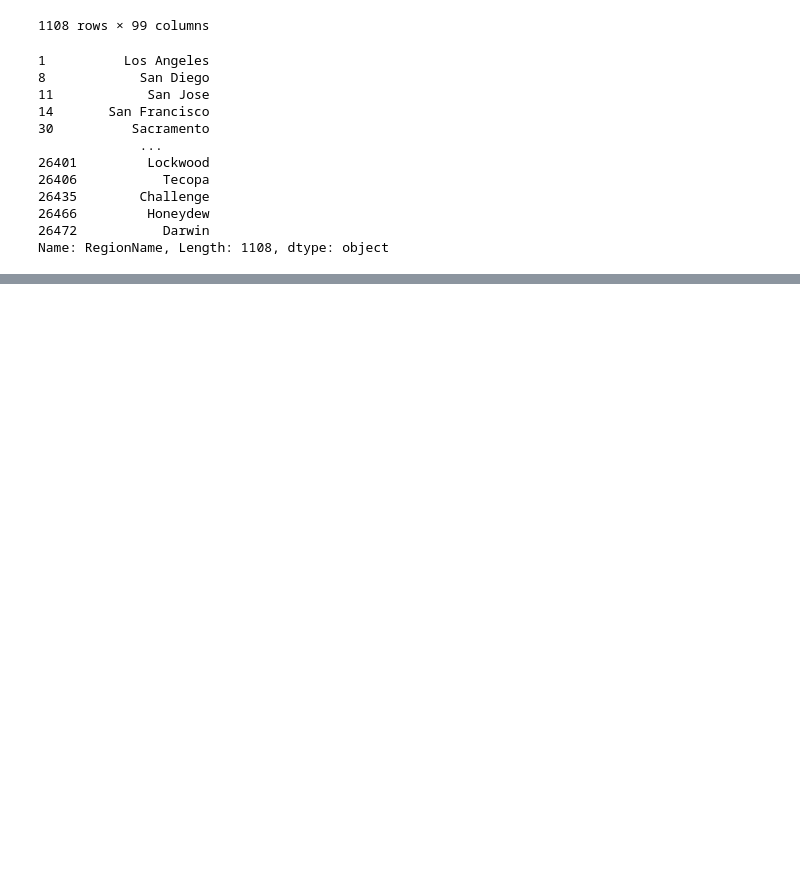
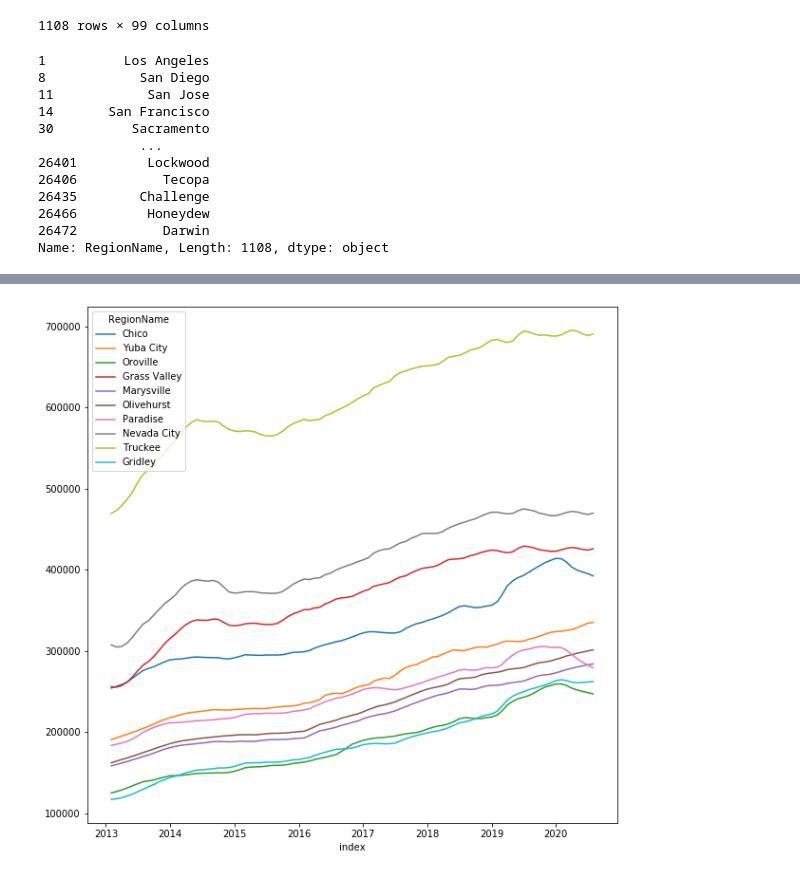
Before and after one commit to mattuzi17/The-Flight-From-Rural-Communities, a Jupyter notebook: NathanTesting.ipynb, the cells around one changed output, grey strips where cells are left out. Cells and saved outputs as stored; diff of their text form; code cells hidden in the pictures; blank space fills up the shorter version.

```diff
--- a/NathanTesting.ipynb
+++ b/NathanTesting.ipynb
@@ -383,6 +441,8 @@ for index, row in fillempty.iterrows():
 # %%
 ##Graph#3
-ax = TwoCityLine.plot(x='index',figsize= (10,10))
+ax = Twoline.plot(x='index',figsize= (10,10))
+# %% [output]
+[figure, added]
 # %%
 #####Graph number 4
 heatcity = TwoSingleCity_Fire[0]
```
Also changed, not shown: parts of 21 cells of this notebook.
